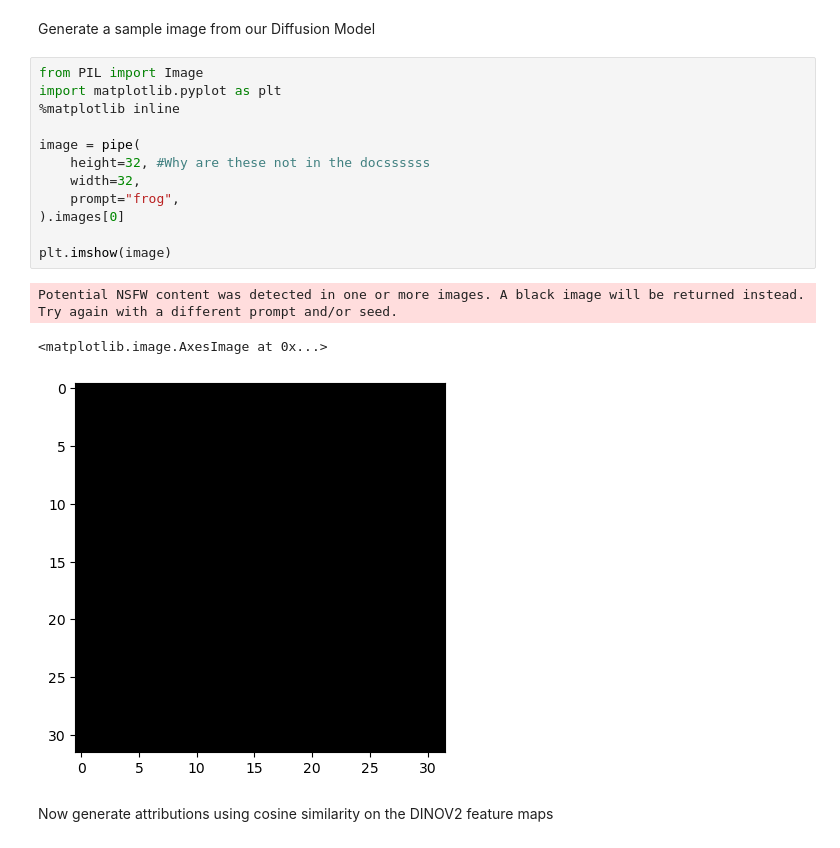
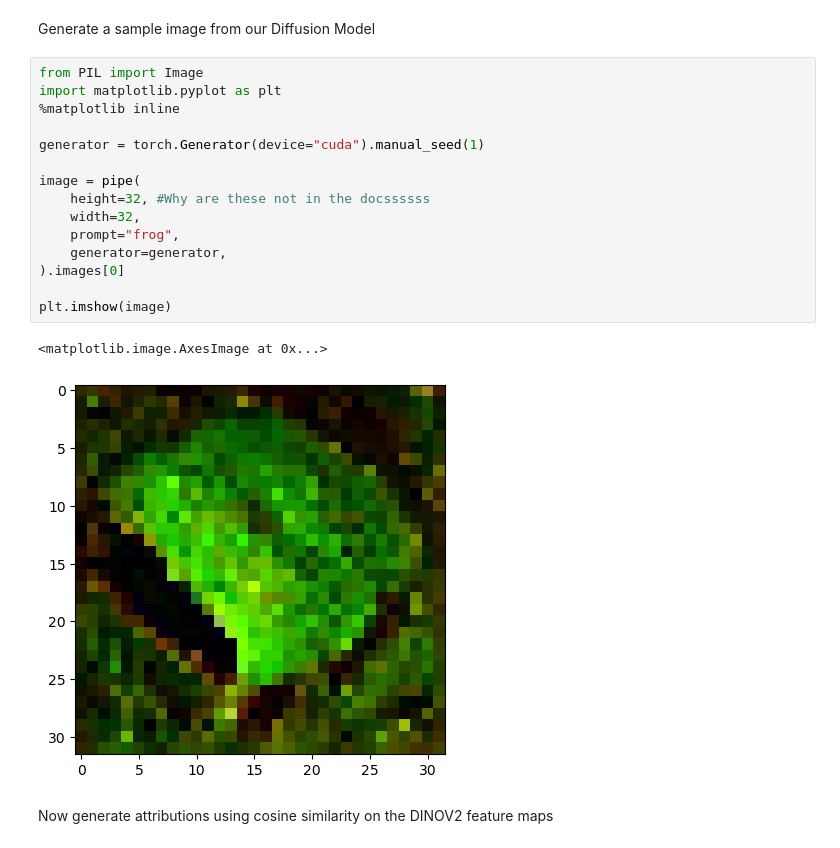
Before and after one commit to Naterjack/Data-Attribution-for-Stable-Diffusion, a Jupyter notebook: SD1_DINO_Attribution.ipynb, the cells around one changed output. Cells and saved outputs as stored; diff of their text form.

Commit message:
Use a consistent seed when generating examples

```diff
--- a/SD1_DINO_Attribution.ipynb
+++ b/SD1_DINO_Attribution.ipynb
@@ -32,19 +32,21 @@ Generate a sample image from our Diffusion Model
 # %%
 from PIL import Image
 import matplotlib.pyplot as plt
 %matplotlib inline
 
+generator = torch.Generator(device="cuda").manual_seed(1)
+
 image = pipe(
     height=32, #Why are these not in the docssssss
     width=32,
     prompt="frog",
+    generator=generator,
 ).images[0]
 
 plt.imshow(image)
 # %% [output]
-Potential NSFW content was detected in one or more images. A black image will be returned instead. Try again with a different prompt and/or seed.
+<matplotlib.image.AxesImage at 0x...>
-<matplotlib.image.AxesImage at 0x...>
-[figure, old version]
+[figure, new version]
 # %% [markdown]
 Now generate attributions using cosine similarity on the DINOV2 feature maps
 # %%
```
Also changed, not shown: parts of 2 cells of this notebook.
